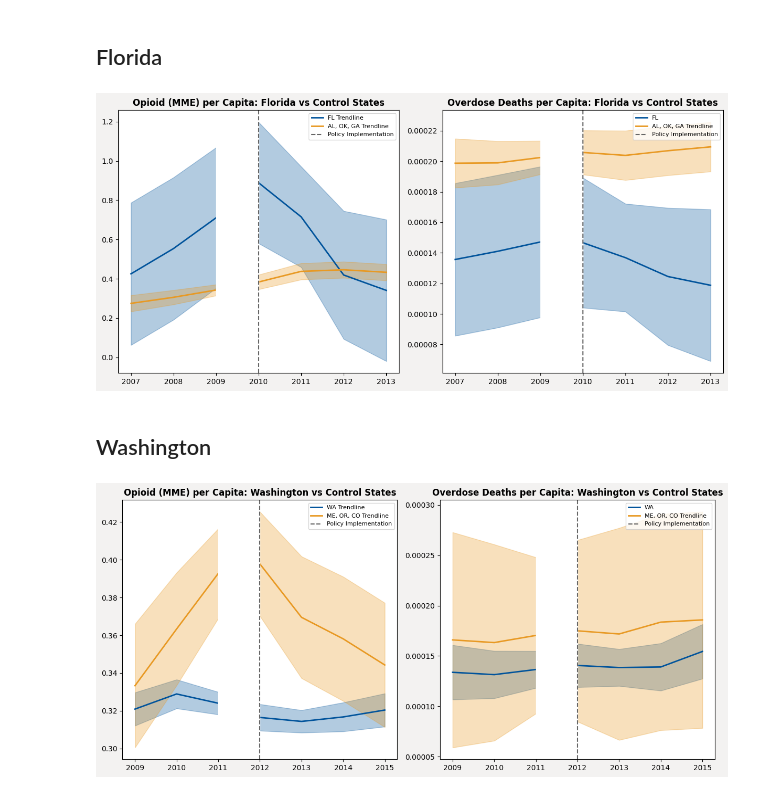
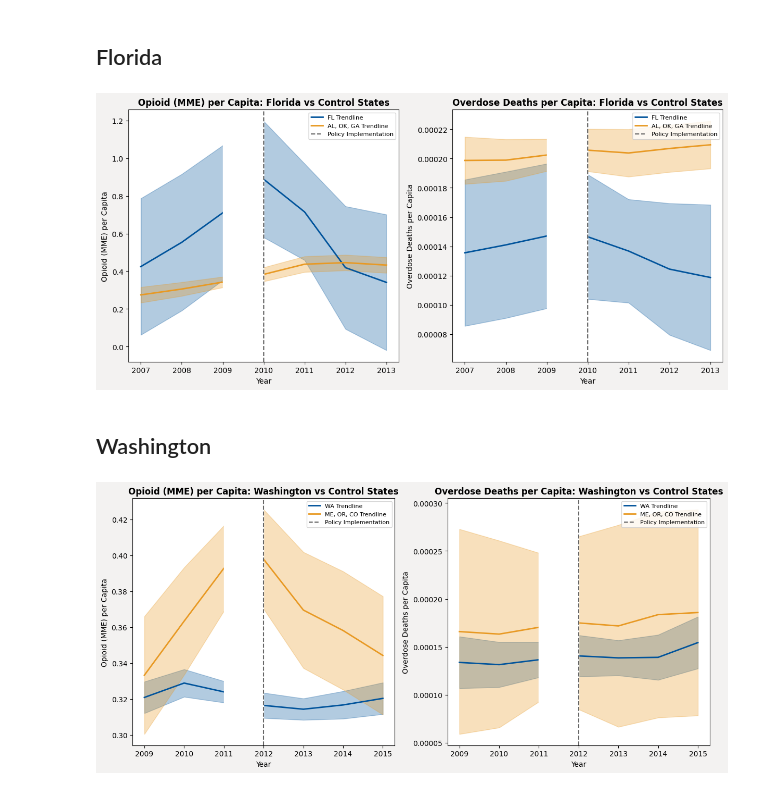
Before and after one commit to MIDS-at-Duke/opioids-2024-data-queens-king, a Jupyter notebook: difference_in_difference.ipynb, the cells around one changed output. Cells and saved outputs as stored; diff of their text form; code cells hidden in the pictures.

```diff
--- a/difference_in_difference.ipynb
+++ b/difference_in_difference.ipynb
@@ -139,6 +139,8 @@ def create_did_charts_florida(final_dataset, control_states):
         fontsize=12,
         weight="bold",
     )
+    ax1.set_xlabel("Year", fontsize=10)
+    ax1.set_ylabel("Opioid (MME) per Capita", fontsize=10)
     ax1.legend(loc="upper right", fontsize=8, framealpha=0.8)
 
     ax2 = fig.add_subplot(spec[1])
@@ -146,7 +148,7 @@ def create_did_charts_florida(final_dataset, control_states):
         florida_data["opioid_YEAR"],
         florida_data["deaths_per_capita_predicted"],
         color=duke_colors["blue"],
-        label="FL",
+        label="FL Trendline",
         linewidth=2,
     )
     ax2.fill_between(
@@ -183,6 +185,8 @@ def create_did_charts_florida(final_dataset, control_states):
         fontsize=12,
         weight="bold",
     )
+    ax2.set_xlabel("Year", fontsize=10)
+    ax2.set_ylabel("Overdose Deaths per Capita", fontsize=10)
     ax2.legend(loc="upper right", fontsize=8, framealpha=0.8)
 
     plt.tight_layout(rect=[0, 0, 1, 0.95])
@@ -192,7 +196,7 @@ def create_did_charts_florida(final_dataset, control_states):
 control_states = ["AL", "OK", "GA"]
 create_did_charts_florida(final_dataset=final_dataset, control_states=control_states)
 # %% [output]
-[figure, old version]
+[figure, new version]
 # %% [markdown]
 ## Washington
 # %%
@@ -257,6 +261,8 @@ def create_did_charts_washington(final_dataset, control_states):
         fontsize=12,
         weight="bold",
     )
+    ax1.set_xlabel("Year", fontsize=10)
+    ax1.set_ylabel("Opioid (MME) per Capita", fontsize=10)
     ax1.legend(loc="upper right", fontsize=8, framealpha=0.8)
 
     ax2 = fig.add_subplot(spec[1])
@@ -264,7 +270,7 @@ def create_did_charts_washington(final_dataset, control_states):
         washington_data["opioid_YEAR"],
         washington_data["deaths_per_capita_predicted"],
         color=duke_colors["blue"],
-        label="WA",
+        label="WA Trendline",
         linewidth=2,
     )
     ax2.fill_between(
@@ -283,31 +289,33 @@ def create_did_charts_washington(final_dataset, control_states):
     )
     ax2.fill_between(
         control_data["opioid_YEAR"],
         control_data["deaths_per_capita_ci_low"],
         control_data["deaths_per_capita_ci_high"],
         color=duke_colors["orange"],
         alpha=0.3,
     )
     ax2 = add_policy_year_break(ax2, 2011, 2012)
     ax2.axvline(
         x=2012,
         color=duke_colors["gray"],
         linestyle="--",
         linewidth=1.5,
         label="Policy Implementation",
     )
     ax2.set_title(
         "Overdose Deaths per Capita: Washington vs Control States",
         fontsize=12,
         weight="bold",
     )
+    ax2.set_xlabel("Year", fontsize=10)
+    ax2.set_ylabel("Overdose Deaths per Capita", fontsize=10)
     ax2.legend(loc="upper right", fontsize=8, framealpha=0.8)
 
     plt.tight_layout(rect=[0, 0, 1, 0.95])
     plt.show()
 
 
 control_states = ["ME", "OR", "CO"]
 create_did_charts_washington(final_dataset=final_dataset, control_states=control_states)
 # %% [output]
-[figure, old version]
+[figure, new version]
```
Also changed, not shown: 1 other file.
